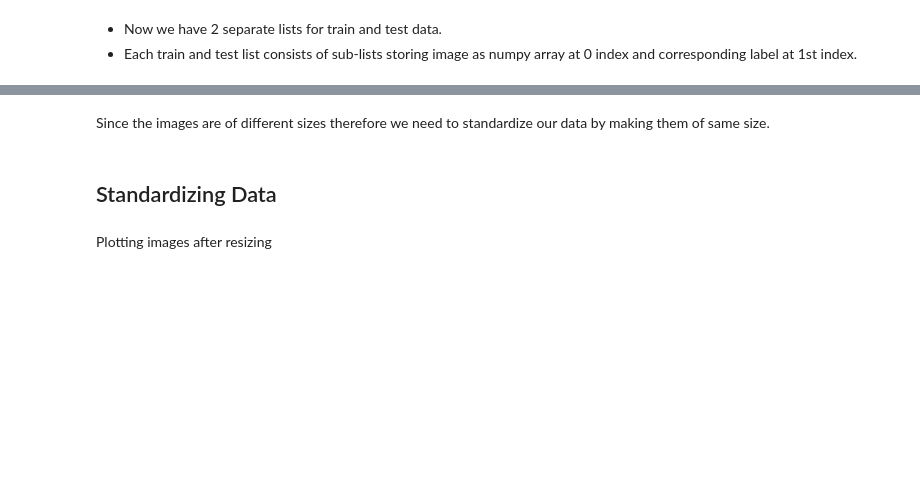
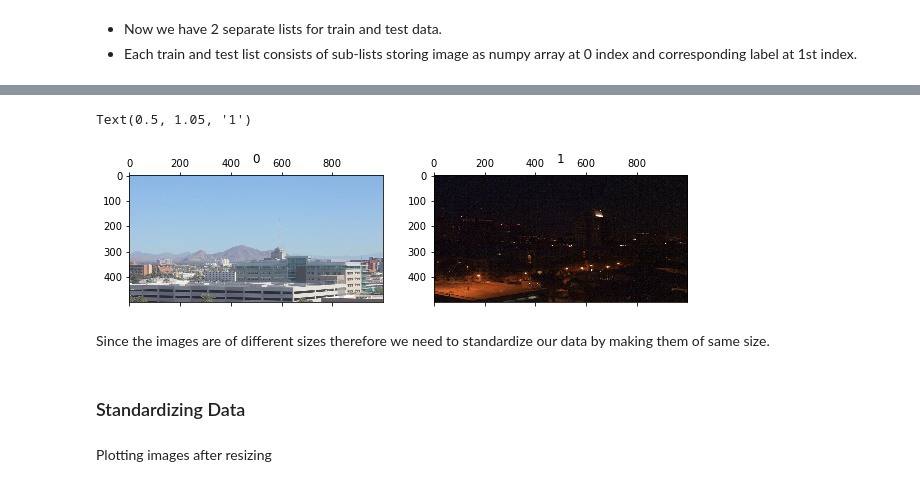
Before and after one commit to gitSuyash/Computer-Vision-Notebooks, a Jupyter notebook: 4. Image Data.ipynb, the cells around one changed output, grey strips where cells are left out. Drawn from its saved outputs; the diff is of its cells as text; code cells hidden in the pictures; blank space fills up the shorter version.

Commit message:
Classify data

```diff
--- a/4. Image Data.ipynb
+++ b/4. Image Data.ipynb
@@ -43,19 +48,22 @@ train_image_list[0][1]  #image label
 # %%
 day_image = train_image_list[12][0]
 day_label = train_image_list[12][1]
 
 night_image = train_image_list[130][0]
 night_label = train_image_list[130][1]
 
-fig,(ax1,ax2) = plt.subplots(1,2,figsize=(20,10))
+fig,(ax1,ax2) = plt.subplots(1,2,figsize=(15,10))
 ax1.matshow(day_image)
 ax1.set_title(day_label)
 ax2.matshow(night_image)
 ax2.set_title(night_label)
+# %% [output]
+Text(0.5, 1.05, '1')
+[figure, added]
 # %% [markdown]
 Since the images are of different sizes therefore we need to standardize our data by making them of same size.
 # %% [markdown]
-## Standardizing Data
+### Standardizing Data
 # %%
 for data in train_image_list:
 
```
Also changed, not shown: parts of 13 cells of this notebook.
